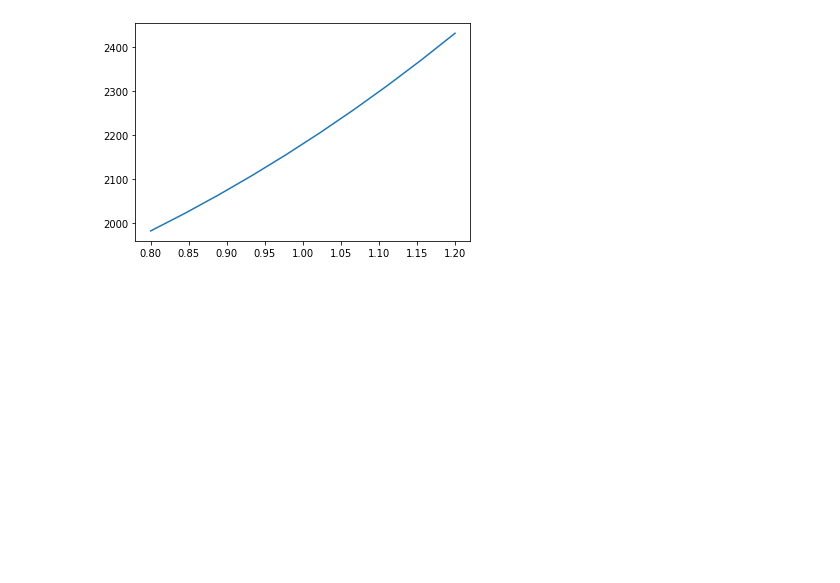
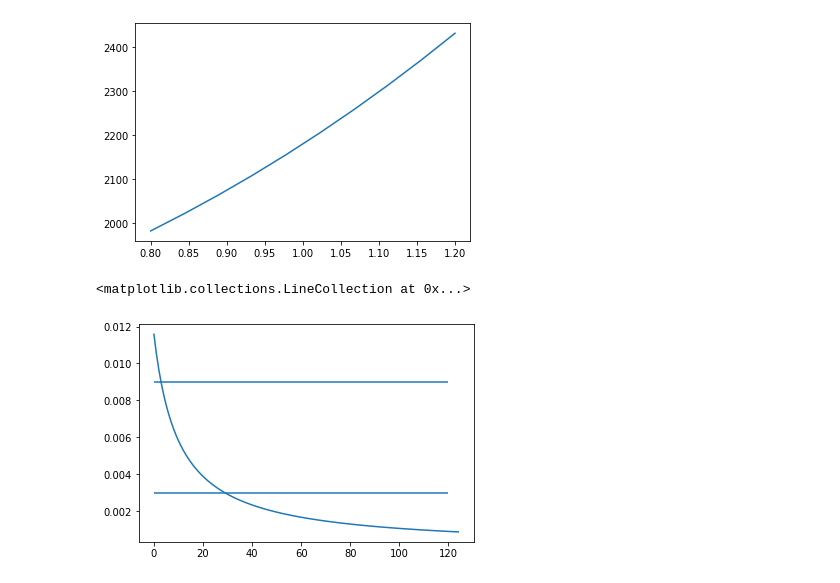
Before and after one commit to gtherin/aplast, a Jupyter notebook: notebooks/freediving.ipynb, the cells around one changed output. Drawn from its saved outputs; the diff is of its cells as text; code cells hidden in the pictures; blank space fills up the shorter version.

Commit message:
Cool stuffs

```diff
--- a/notebooks/freediving.ipynb
+++ b/notebooks/freediving.ipynb
@@ -192,3 +192,56 @@ d.get_total_work(variable="speed_factor").plot()
 # %% [output]
 <AxesSubplot:>
 [figure]
+# %%
+# Earth stuffs
+g = 9.80665
+pression_0 = 101325
+
+# Solid properties
+rho_water = 1025
+
+# Define suit stuffs
+rho_neo_i = 1230
+rho_neo_0 = 170
+volume_suit_0 = (surface_body:=2) * (suit_thickness_0:= 1.5 / 1000.0)
+mass_suit = volume_suit_0 * rho_neo_0
+volume_suit_i = mass_suit / rho_neo_i
+
+# Ballast stuffs
+rho_ballast = 11000
+mass_ballast = 1
+volume_ballast = mass_ballast / rho_ballast
+
+# Body stuff
+volume_lungs = 9 / 1000.
+rho_body = rho_water
+mass_body = 80
+volume_body_i = mass_body / rho_body - volume_lungs
+
+
+# Volumes
+volume_0 = volume_lungs + (volume_suit_gaz := volume_suit_0-volume_suit_i)
+volume_i = volume_body_i + volume_ballast + volume_suit_i
+
+
+def get_volume_gaz(depth):
+    # We use the fact that P x volume is a constant
+    volume_gaz_depth = (pression_0 * volume_0) / (pression_0 + rho_water * g * depth)
+    return volume_gaz_depth
+
+def get_force_archimede(depth):
+    force_archimede = rho_water * g * (volume_i + get_volume_gaz(depth))
+    return force_archimede
+
+
+import numpy as np
+import matplotlib.pyplot as plt
+
+depths = np.arange(0, 125)
+
+plt.plot(depths, get_volume_gaz(depths))
+plt.hlines(volume_suit_0, 0, 120)
+plt.hlines(volume_lungs, 0, 120)
+# %% [output]
+<matplotlib.collections.LineCollection at 0x...>
+[figure, added]
```
Also changed, not shown: parts of 3 cells of this notebook.
